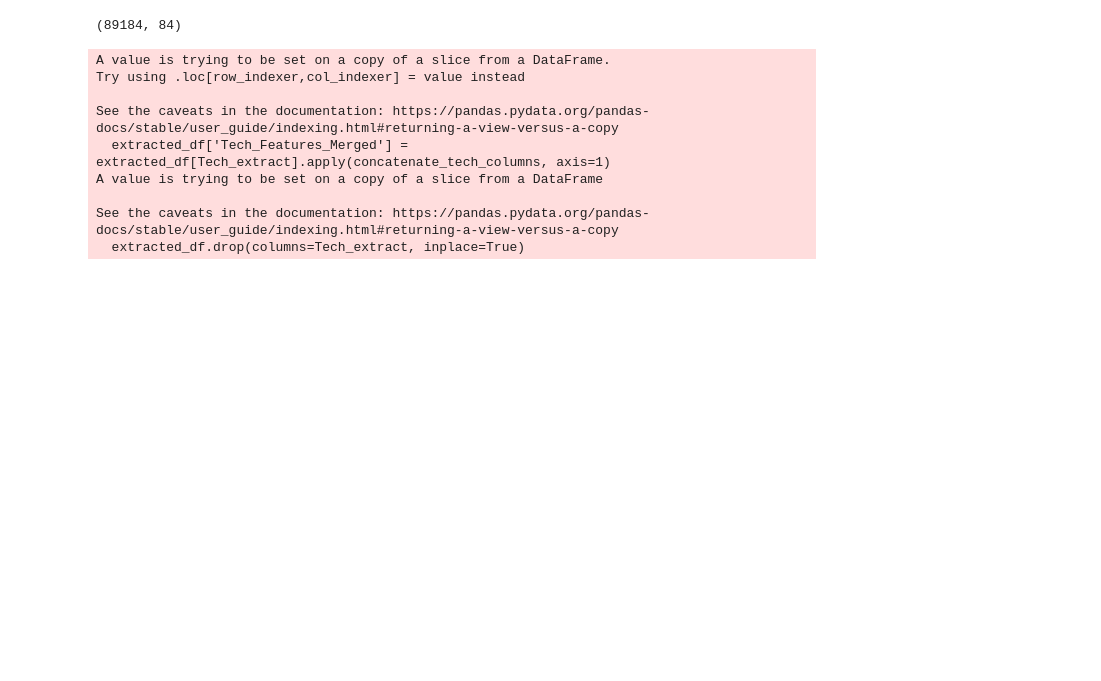
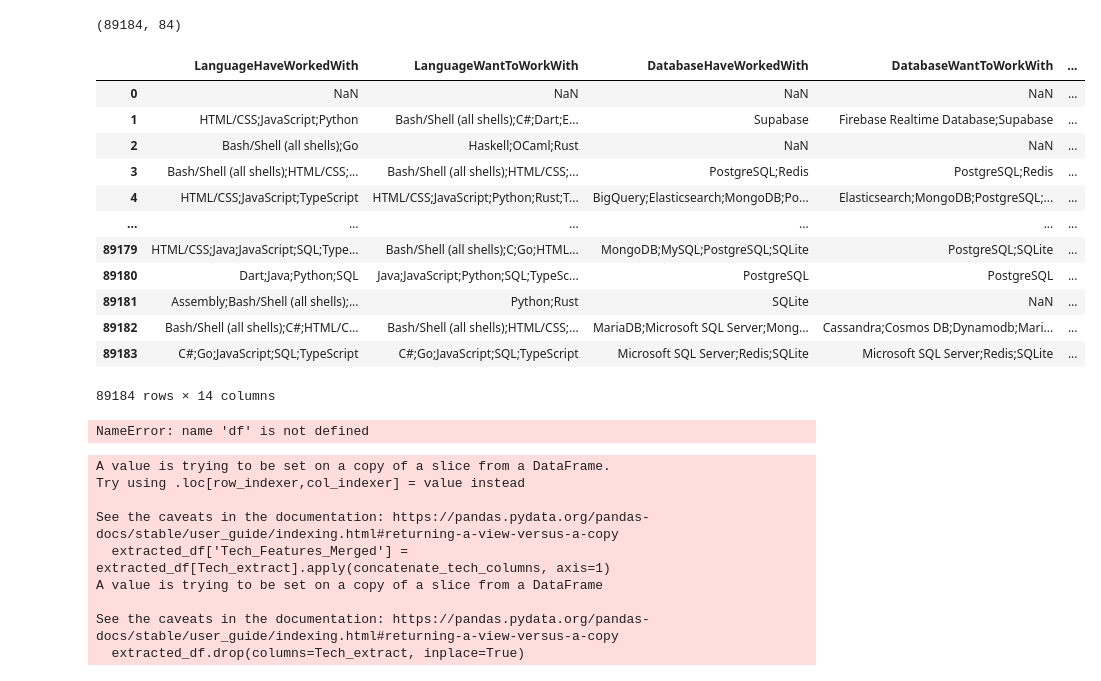
Before and after one commit to Xjkslhstxn/BT4222, a Jupyter notebook: UserSurvey.ipynb, the cells around one changed output. Cells and saved outputs as stored; diff of their text form; code cells hidden in the pictures; blank space fills up the shorter version.

Commit message:
data add

```diff
--- a/UserSurvey.ipynb
+++ b/UserSurvey.ipynb
@@ -5,10 +5,8 @@
 # %%
 # read csv file
 import pandas as pd
-df = pd.read_csv('/Users/auroraxu/Desktop/BT4222/BT4222 Proj Code/Data/StackOverflow_User/survey_results_public.csv')
+df = pd.read_csv('/Users/auroraxu/Desktop/BT4222/BT4222 Proj Code/Data/User (StackOverflow) Data/survey_results_public.csv')
 print(df.head())
-df.info()
-df.describe()
 # %% [output]
    ResponseId     Q120                      MainBranch              Age  \
 0           1  I agree                   None of these  18-24 years old
@@ -40,6 +49,39 @@ memory usage: 57.2+ MB
 df.shape
 # %% [output]
 (89184, 84)
+# %%
+# extract columns
+# 21  LanguageHaveWorkedWith               87140 non-null  object
+#  22  LanguageWantToWorkWith               80709 non-null  object
+#  23  DatabaseHaveWorkedWith               73435 non-null  object
+#  24  DatabaseWantToWorkWith               60911 non-null  object
+#  25  PlatformHaveWorkedWith               63628 non-null  object
+#  26  PlatformWantToWorkWith               51308 non-null  object
+#  27  WebframeHaveWorkedWith               66938 non-null  object
+#  28  WebframeWantToWorkWith               56741 non-null  object
+#  29  MiscTechHaveWorkedWith               57019 non-null  object
+#  30  MiscTechWantToWorkWith               46848 non-null  object
+#  31  ToolsTechHaveWorkedWith              77884 non-null  object
+#  32  ToolsTechWantToWorkWith              68315 non-null  object
+#  33  NEWCollabToolsHaveWorkedWith         85864 non-null  object
+#  34  NEWCollabToolsWantToWorkWith         76649 non-null  object
+
+extracted_df = df.iloc[:, 21:35]
+extracted_df
+# %% [output]
+|  | LanguageHaveWorkedWith | LanguageWantToWorkWith | DatabaseHaveWorkedWith | DatabaseWantToWorkWith | ... |
+| 0 | NaN | NaN | NaN | NaN | ... |
+| 1 | HTML/CSS;JavaScript;Python | Bash/Shell (all shells);C#;Dart;E... | Supabase | Firebase Realtime Database;Supabase | ... |
+| 2 | Bash/Shell (all shells);Go | Haskell;OCaml;Rust | NaN | NaN | ... |
+| 3 | Bash/Shell (all shells);HTML/CSS;... | Bash/Shell (all shells);HTML/CSS;... | PostgreSQL;Redis | PostgreSQL;Redis | ... |
+| 4 | HTML/CSS;JavaScript;TypeScript | HTML/CSS;JavaScript;Python;Rust;T... | BigQuery;Elasticsearch;MongoDB;Po... | Elasticsearch;MongoDB;PostgreSQL;... | ... |
+| ... | ... | ... | ... | ... | ... |
+| 89179 | HTML/CSS;Java;JavaScript;SQL;Type... | Bash/Shell (all shells);C;Go;HTML... | MongoDB;MySQL;PostgreSQL;SQLite | PostgreSQL;SQLite | ... |
+| 89180 | Dart;Java;Python;SQL | Java;JavaScript;Python;SQL;TypeSc... | PostgreSQL | PostgreSQL | ... |
+| 89181 | Assembly;Bash/Shell (all shells);... | Python;Rust | SQLite | NaN | ... |
+| 89182 | Bash/Shell (all shells);C#;HTML/C... | Bash/Shell (all shells);HTML/CSS;... | MariaDB;Microsoft SQL Server;Mong... | Cassandra;Cosmos DB;Dynamodb;Mari... | ... |
+| 89183 | C#;Go;JavaScript;SQL;TypeScript | C#;Go;JavaScript;SQL;TypeScript | Microsoft SQL Server;Redis;SQLite | Microsoft SQL Server;Redis;SQLite | ... |
+89184 rows × 14 columns
 # %%
 # Pick the columns that we want to use
 # we want to create a user profile based on
@@ -74,6 +116,8 @@ Tech_extract = [
 all_columns_to_extract = Basic_extract + Edu_Work_extract + Tech_extract
 extracted_df = df[all_columns_to_extract]
 # print(extracted_df)
+# %% [output]
+NameError: name 'df' is not defined
 # %%
 def concatenate_tech_columns(row):
     # Filter out None or NaN values before joining
```
Also changed, not shown: parts of 2 cells of this notebook, 11 other files.
